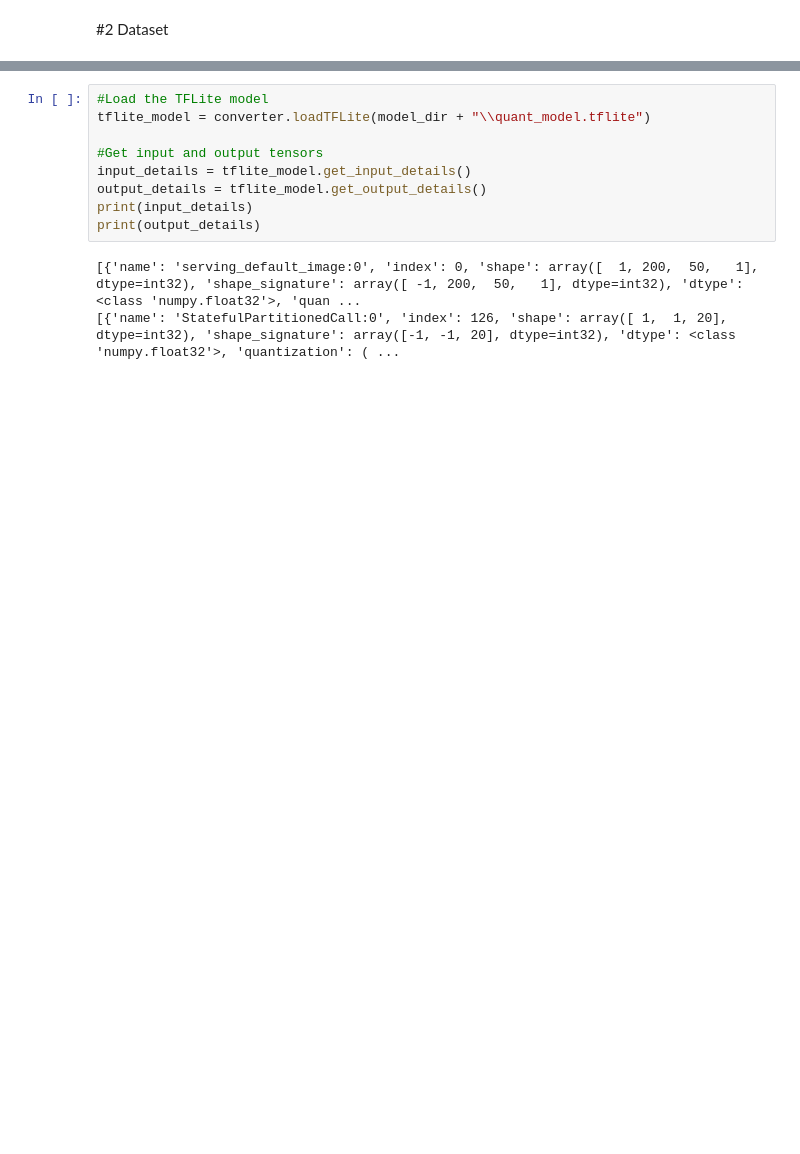
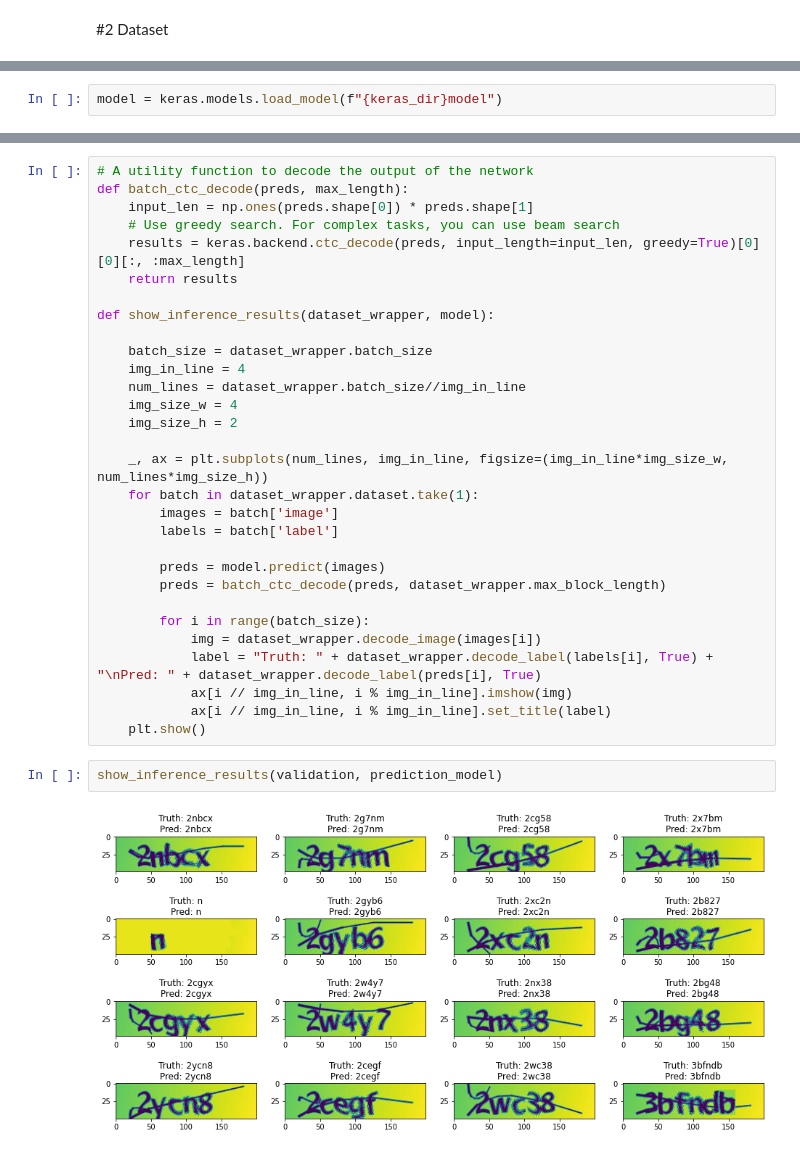
Before and after one commit to aaronfodor/StolenVehicleDetector, a Jupyter notebook: Machine Learning/OCR/OCR.ipynb, the cells around one changed output, grey strips where cells are left out. Cells and saved outputs as stored; diff of their text form; blank space fills up the shorter version.

```diff
--- a/Machine Learning/OCR/OCR.ipynb
+++ b/Machine Learning/OCR/OCR.ipynb
@@ -465,3 +500,5 @@ history = model.fit(
+# %%
+model = keras.models.load_model(f"{keras_dir}model")
 # %%
 #Get the pure prediction model: extract layers till the output layer
 prediction_model = keras.models.Model(
@@ -540,12 +525,34 @@ INFO:tensorflow:Assets written to: /tmp/tmp8x2qpl3o/assets
-# %%
-#Load the TFLite model
-tflite_model = converter.loadTFLite(model_dir + "\\quant_model.tflite")
-
-#Get input and output tensors
-input_details = tflite_model.get_input_details()
-output_details = tflite_model.get_output_details()
-print(input_details)
-print(output_details)
-# %% [output]
-[{'name': 'serving_default_image:0', 'index': 0, 'shape': array([  1, 200,  50,   1], dtype=int32), 'shape_signature': array([ -1, 200,  50,   1], dtype=int32), 'dtype': <class 'numpy.float32'>, 'quan ...
-[{'name': 'StatefulPartitionedCall:0', 'index': 126, 'shape': array([ 1,  1, 20], dtype=int32), 'shape_signature': array([-1, -1, 20], dtype=int32), 'dtype': <class 'numpy.float32'>, 'quantization': ( ...
+# %%
+# A utility function to decode the output of the network
+def batch_ctc_decode(preds, max_length):
+    input_len = np.ones(preds.shape[0]) * preds.shape[1]
+    # Use greedy search. For complex tasks, you can use beam search
+    results = keras.backend.ctc_decode(preds, input_length=input_len, greedy=True)[0][0][:, :max_length]
+    return results
+
+def show_inference_results(dataset_wrapper, model):
+
+    batch_size = dataset_wrapper.batch_size
+    img_in_line = 4
+    num_lines = dataset_wrapper.batch_size//img_in_line
+    img_size_w = 4
+    img_size_h = 2
+
+    _, ax = plt.subplots(num_lines, img_in_line, figsize=(img_in_line*img_size_w, num_lines*img_size_h))
+    for batch in dataset_wrapper.dataset.take(1):
+        images = batch['image']
+        labels = batch['label']
+
+        preds = model.predict(images)
+        preds = batch_ctc_decode(preds, dataset_wrapper.max_block_length)
+
+        for i in range(batch_size):
+            img = dataset_wrapper.decode_image(images[i])
+            label = "Truth: " + dataset_wrapper.decode_label(labels[i], True) + "\nPred: " + dataset_wrapper.decode_label(preds[i], True)
+            ax[i // img_in_line, i % img_in_line].imshow(img)
+            ax[i // img_in_line, i % img_in_line].set_title(label)
+    plt.show()
+# %%
+show_inference_results(validation, prediction_model)
+# %% [output]
+[figure, added]
```
Also changed, not shown: parts of 66 cells of this notebook, 4 other files.
